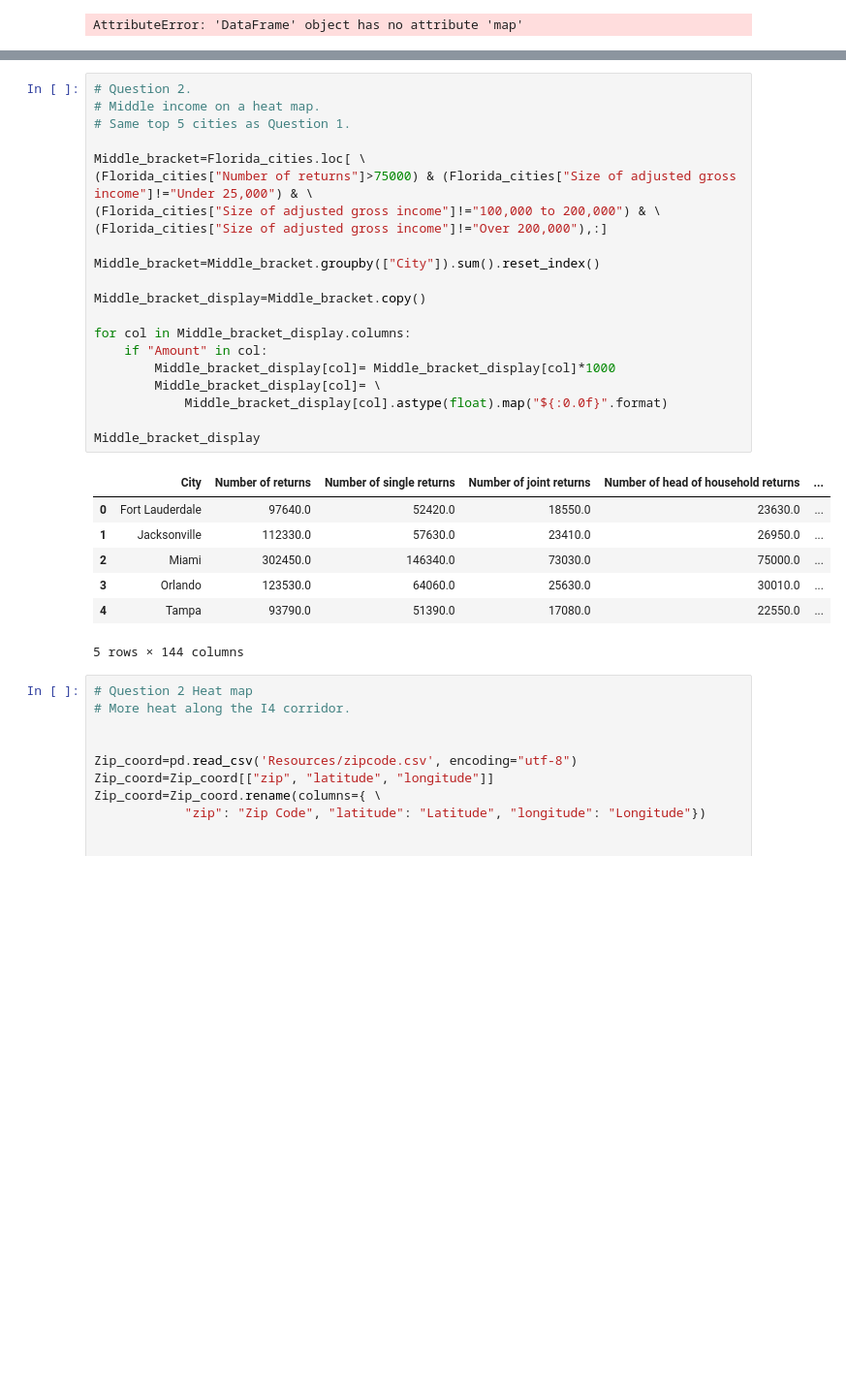
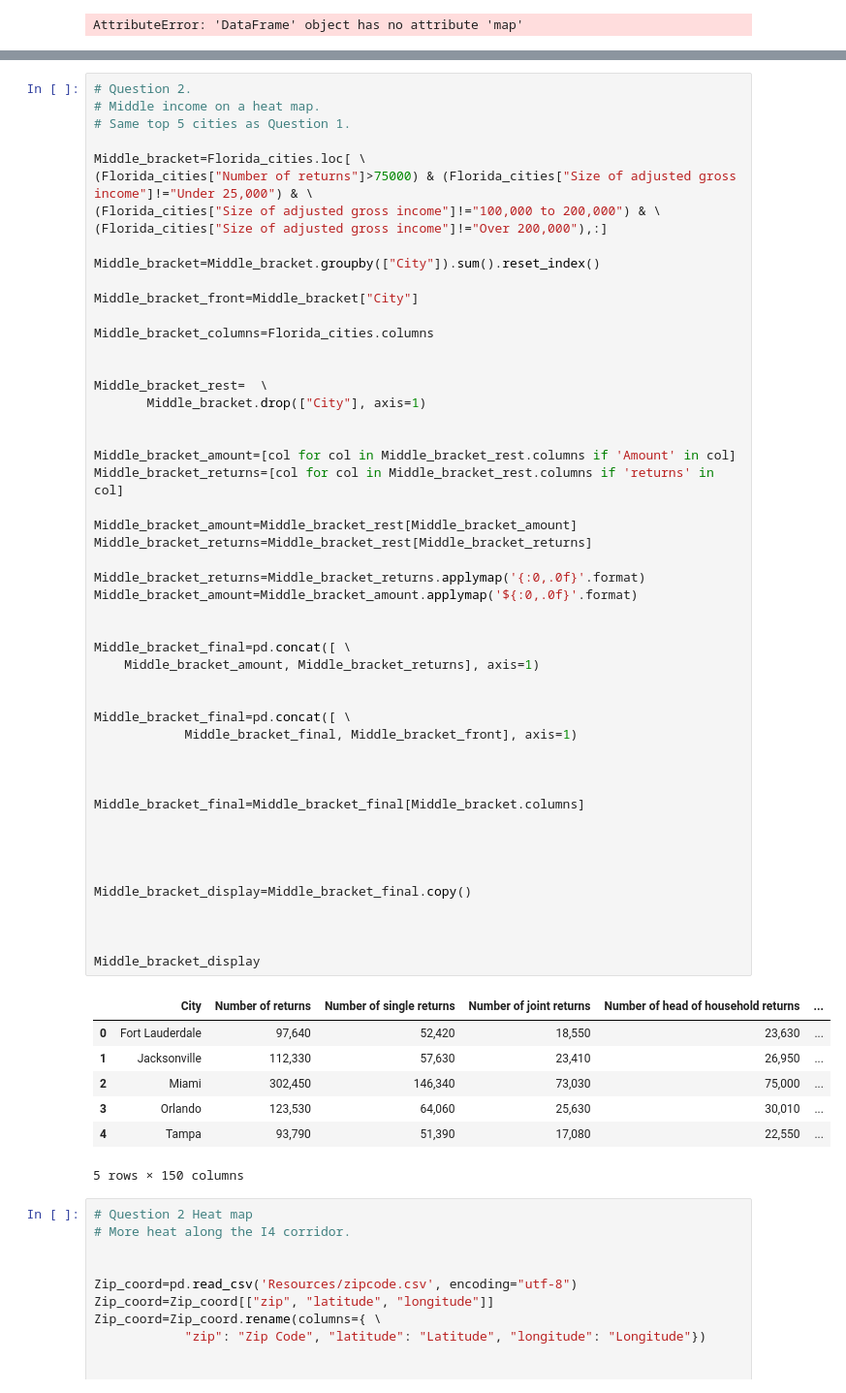
Before and after one commit to Sbrown146/Project1, a Jupyter notebook: Project Data Final Code Template.ipynb, the cells around one changed output, grey strips where cells are left out. Shown at 97% size. Cells and saved outputs as stored; diff of their text form; blank space fills up the shorter version.

```diff
--- a/Project Data Final Code Template.ipynb
+++ b/Project Data Final Code Template.ipynb
@@ -402,32 +432,61 @@ fig
 # %%
 # Question 2.
 # Middle income on a heat map.
 # Same top 5 cities as Question 1.
 
 Middle_bracket=Florida_cities.loc[ \
 (Florida_cities["Number of returns"]>75000) & (Florida_cities["Size of adjusted gross income"]!="Under 25,000") & \
 (Florida_cities["Size of adjusted gross income"]!="100,000 to 200,000") & \
 (Florida_cities["Size of adjusted gross income"]!="Over 200,000"),:]
 
 Middle_bracket=Middle_bracket.groupby(["City"]).sum().reset_index()
 
-Middle_bracket_display=Middle_bracket.copy()
+Middle_bracket_front=Middle_bracket["City"]
 
-for col in Middle_bracket_display.columns:
-    if "Amount" in col:
-        Middle_bracket_display[col]= Middle_bracket_display[col]*1000
-        Middle_bracket_display[col]= \
-            Middle_bracket_display[col].astype(float).map("${:0.0f}".format)
+Middle_bracket_columns=Florida_cities.columns
+
+
+Middle_bracket_rest=  \
+       Middle_bracket.drop(["City"], axis=1)
+
+
+Middle_bracket_amount=[col for col in Middle_bracket_rest.columns if 'Amount' in col]
+Middle_bracket_returns=[col for col in Middle_bracket_rest.columns if 'returns' in col]
+
+Middle_bracket_amount=Middle_bracket_rest[Middle_bracket_amount]
+Middle_bracket_returns=Middle_bracket_rest[Middle_bracket_returns]
+
+Middle_bracket_returns=Middle_bracket_returns.applymap('{:0,.0f}'.format)
+Middle_bracket_amount=Middle_bracket_amount.applymap('${:0,.0f}'.format)
+
+
+Middle_bracket_final=pd.concat([ \
+    Middle_bracket_amount, Middle_bracket_returns], axis=1)
+
+
+Middle_bracket_final=pd.concat([ \
+            Middle_bracket_final, Middle_bracket_front], axis=1)
+
+
+
+Middle_bracket_final=Middle_bracket_final[Middle_bracket.columns]
+
+
+
+
+Middle_bracket_display=Middle_bracket_final.copy()
+
+
 
 Middle_bracket_display
 # %% [output]
 |  | City | Number of returns | Number of single returns | Number of joint returns | Number of head of household returns | ... |
-| 0 | Fort Lauderdale | 97640.0 | 52420.0 | 18550.0 | 23630.0 | ... |
-| 1 | Jacksonville | 112330.0 | 57630.0 | 23410.0 | 26950.0 | ... |
-| 2 | Miami | 302450.0 | 146340.0 | 73030.0 | 75000.0 | ... |
-| 3 | Orlando | 123530.0 | 64060.0 | 25630.0 | 30010.0 | ... |
-| 4 | Tampa | 93790.0 | 51390.0 | 17080.0 | 22550.0 | ... |
+| 0 | Fort Lauderdale | 97,640 | 52,420 | 18,550 | 23,630 | ... |
+| 1 | Jacksonville | 112,330 | 57,630 | 23,410 | 26,950 | ... |
+| 2 | Miami | 302,450 | 146,340 | 73,030 | 75,000 | ... |
+| 3 | Orlando | 123,530 | 64,060 | 25,630 | 30,010 | ... |
+| 4 | Tampa | 93,790 | 51,390 | 17,080 | 22,550 | ... |
-5 rows × 144 columns
+5 rows × 150 columns
 # %%
 # Question 2 Heat map
 # More heat along the I4 corridor.
```
Also changed, not shown: parts of 4 cells of this notebook, 3 other files.
